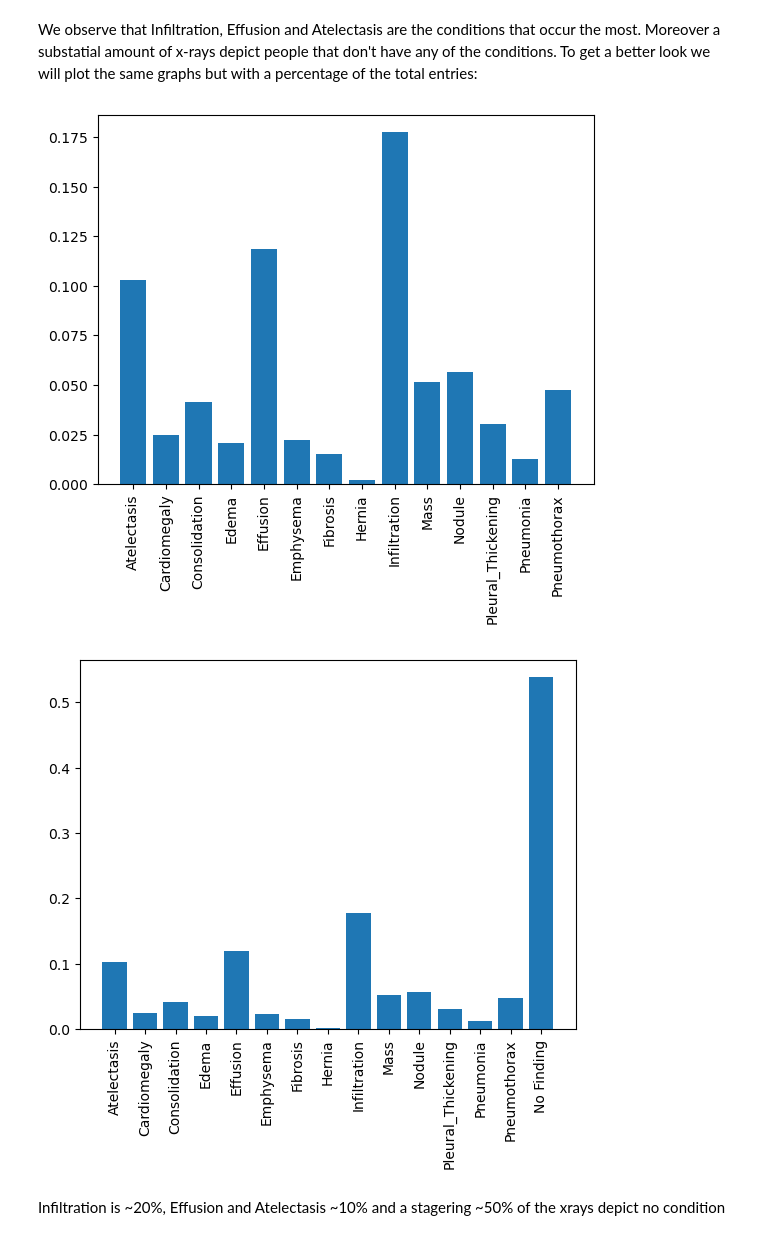
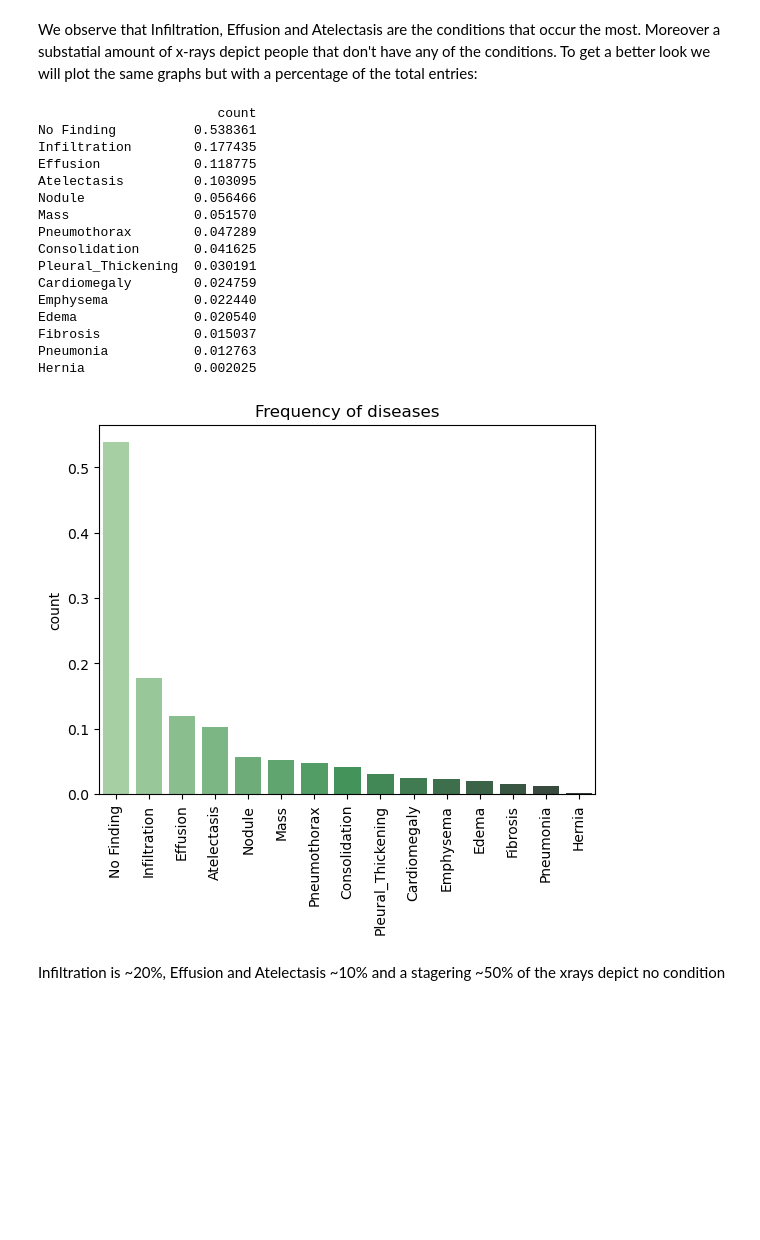
Before and after one commit to ppapageo/chest-xray, a Jupyter notebook: explore.ipynb, the cells around one changed output. Saved outputs shown, nothing was run; the diff lists cells and outputs as text; code cells hidden in the pictures; blank space fills up the shorter version.

```diff
--- a/explore.ipynb
+++ b/explore.ipynb
@@ -79,21 +131,32 @@ frequencies_with_no_condition = plot_freq_old(labels + ['No Finding'],df,'Findin
 # %% [markdown]
 We observe that Infiltration, Effusion and Atelectasis are the conditions that occur the most. Moreover a substatial amount of x-rays depict people that don't have any of the conditions. To get a better look we will plot the same graphs but with a percentage of the total entries:
-# %%
-def plot_freq_old_perc(labels,df,col):
-    fig, ax = plt.subplots()
-    freq=get_freq(labels,df,col)
-    total = df.shape[0]
-    for key in freq:
-       freq[key]/=total
-
-    plt.bar(*zip(*freq.items()))
-    plt.xticks(rotation='vertical')
-    plt.show()
-    return freq
-frequency_perk = plot_freq_old_perc(labels,df,'Finding Labels')
-frequency_perk_with_no_condition = plot_freq_old_perc(labels + ['No Finding'],df,'Finding Labels')
-# %% [output]
-[figure, removed]
-[figure, removed]
+# %%
+total_entries = len(df.index)
+entries_without_no_finding = len(df[df['Finding Labels']!='No Finding'])
+label_count = df[labels].sum().to_frame('count').sort_values(['count'], ascending=False)/total_entries
+print(label_count)
+
+sns.barplot(x = label_count.index, y='count', data=label_count, palette="Greens_d")
+plt.xticks(rotation = 90)
+plt.title('Frequency of diseases')
+plt.show()
+# %% [output]
+                       count
+No Finding          0.538361
+Infiltration        0.177435
+Effusion            0.118775
+Atelectasis         0.103095
+Nodule              0.056466
+Mass                0.051570
+Pneumothorax        0.047289
+Consolidation       0.041625
+Pleural_Thickening  0.030191
+Cardiomegaly        0.024759
+Emphysema           0.022440
+Edema               0.020540
+Fibrosis            0.015037
+Pneumonia           0.012763
+Hernia              0.002025
+[figure, added]
 # %% [markdown]
 Infiltration is ~20%, Effusion and Atelectasis ~10% and a stagering ~50% of the xrays depict no condition
```
Also changed, not shown: parts of 12 cells of this notebook.
